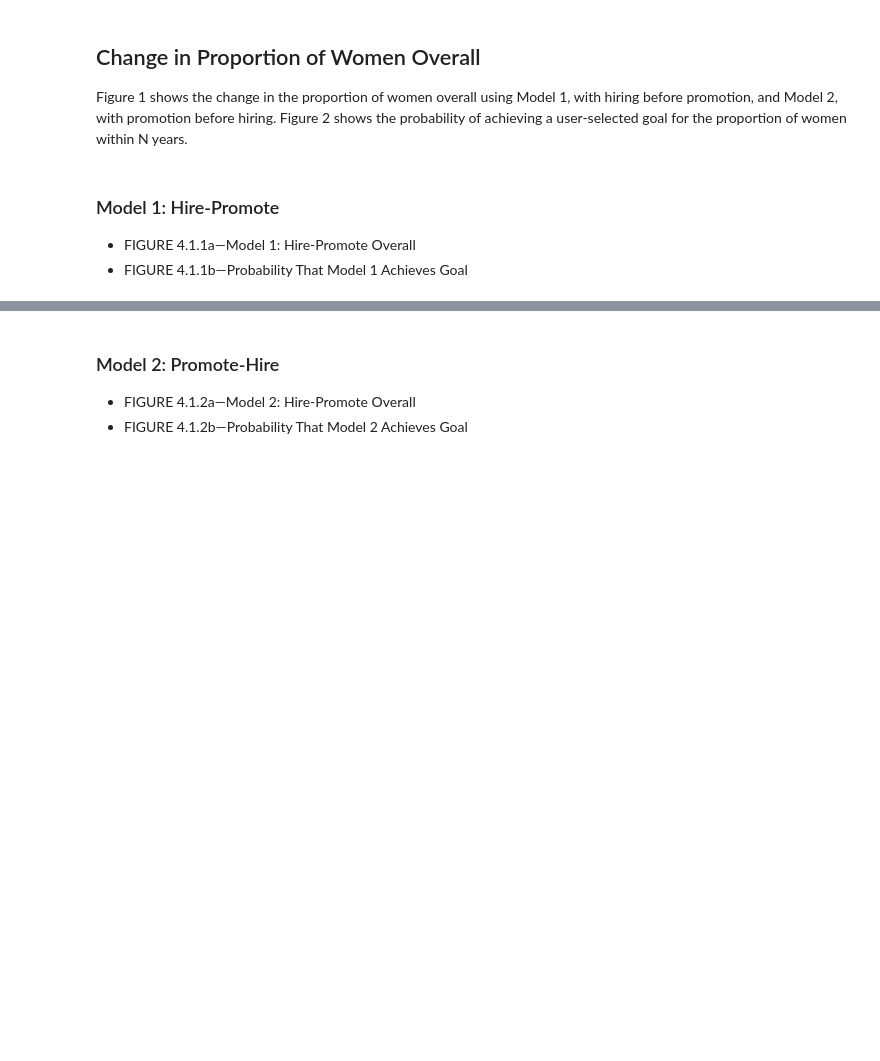
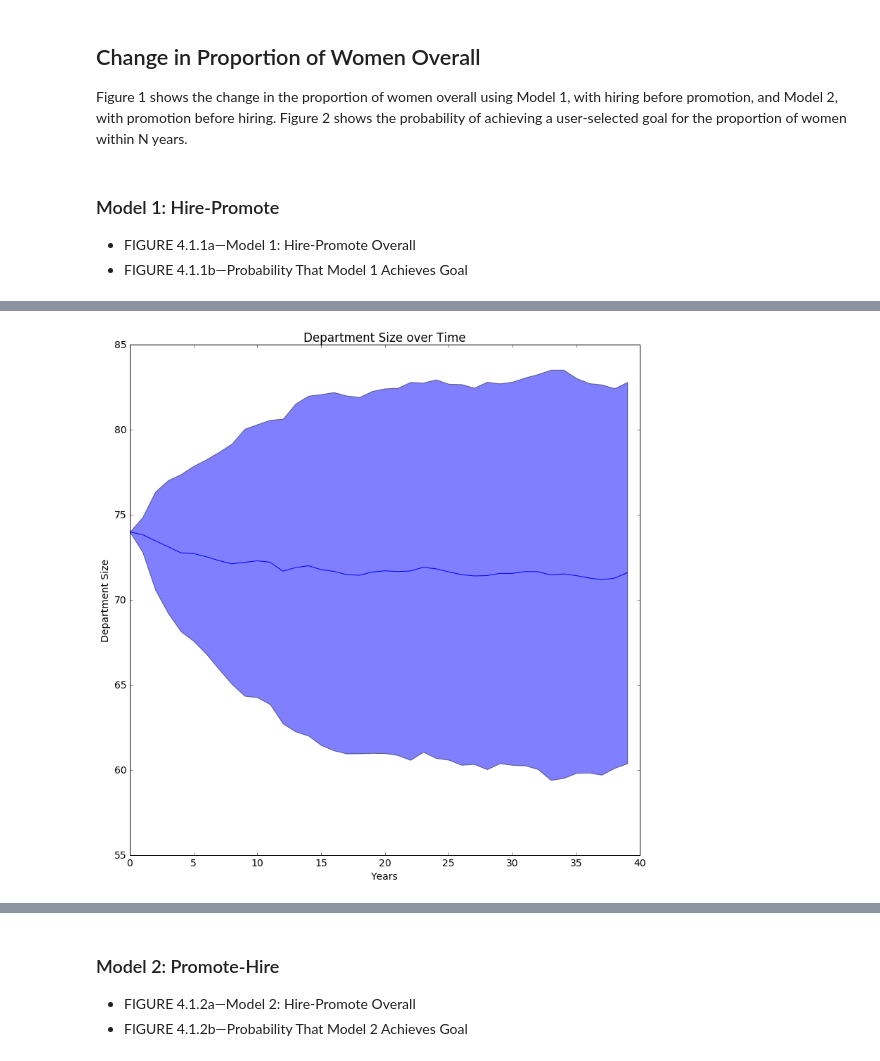
Before and after one commit to university-gender-evolution/notebooks-univ-gender, a Jupyter notebook: notebooks/mgmt_notebook05092016.ipynb, the cells around one changed output, grey strips where cells are left out. Cells and saved outputs as stored; diff of their text form; code cells hidden in the pictures; blank space fills up the shorter version.

```diff
--- a/notebooks/mgmt_notebook05092016.ipynb
+++ b/notebooks/mgmt_notebook05092016.ipynb
@@ -86,0 +82,4 @@ KeyboardInterrupt:
+# %%
+t.plot_department_size_over_time_multiple_runs(100, 'Department Size over Time', 'Years', 'Department Size')
+# %% [output]
+[figure, added]
```
Also changed, not shown: parts of 12 cells of this notebook.
